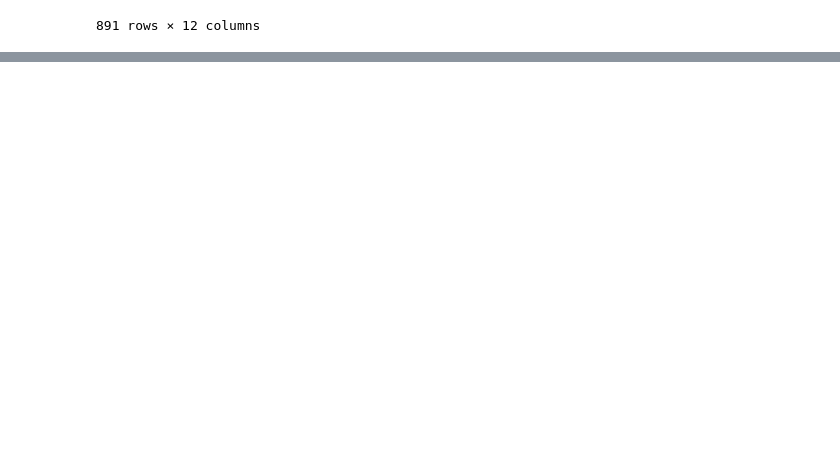
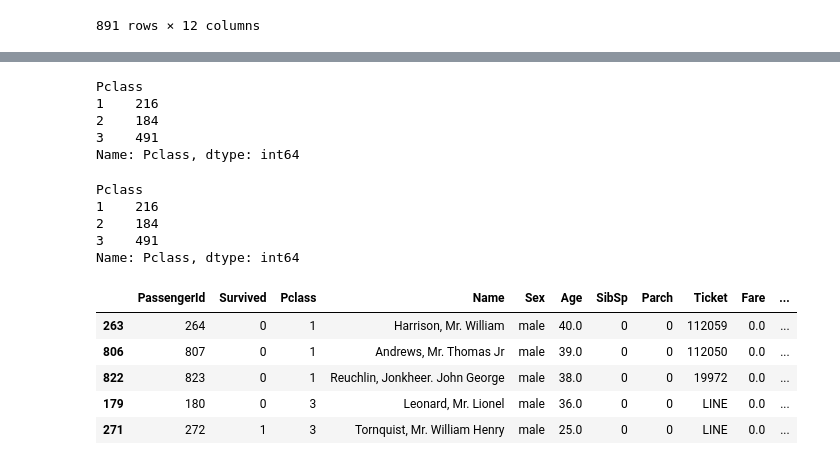
Before and after one commit to PayamFekri/LPY-inFarsi-Learn-Python-In-Farsi-, a Jupyter notebook: pandas/pandasi 4.ipynb, the cells around one changed output, grey strips where cells are left out. Drawn from its saved outputs; the diff is of its cells as text; code cells hidden in the pictures; blank space fills up the shorter version.

```diff
--- a/pandas/pandasi 4.ipynb
+++ b/pandas/pandasi 4.ipynb
@@ -215,0 +347,26 @@ titanic.iloc[0:10,0:12]
+# %%
+titanic.groupby("Pclass")["Pclass"].count()
+# %% [output]
+Pclass
+1    216
+2    184
+3    491
+Name: Pclass, dtype: int64
+# %%
+titanic.groupby("Pclass")["Pclass"].size()
+# %% [output]
+Pclass
+1    216
+2    184
+3    491
+Name: Pclass, dtype: int64
+# %%
+titanic.sort_values(by=["new Fare","Pclass"]).head()
+#head یعنی 5 تا سطر اول
+# %% [output]
+|  | PassengerId | Survived | Pclass | Name | Sex | Age | SibSp | Parch | Ticket | Fare | ... |
+| 263 | 264 | 0 | 1 | Harrison, Mr. William | male | 40.0 | 0 | 0 | 112059 | 0.0 | ... |
+| 806 | 807 | 0 | 1 | Andrews, Mr. Thomas Jr | male | 39.0 | 0 | 0 | 112050 | 0.0 | ... |
+| 822 | 823 | 0 | 1 | Reuchlin, Jonkheer. John George | male | 38.0 | 0 | 0 | 19972 | 0.0 | ... |
+| 179 | 180 | 0 | 3 | Leonard, Mr. Lionel | male | 36.0 | 0 | 0 | LINE | 0.0 | ... |
+| 271 | 272 | 1 | 3 | Tornquist, Mr. William Henry | male | 25.0 | 0 | 0 | LINE | 0.0 | ... |
```
Also changed, not shown: parts of 13 cells of this notebook, 1 other file.
